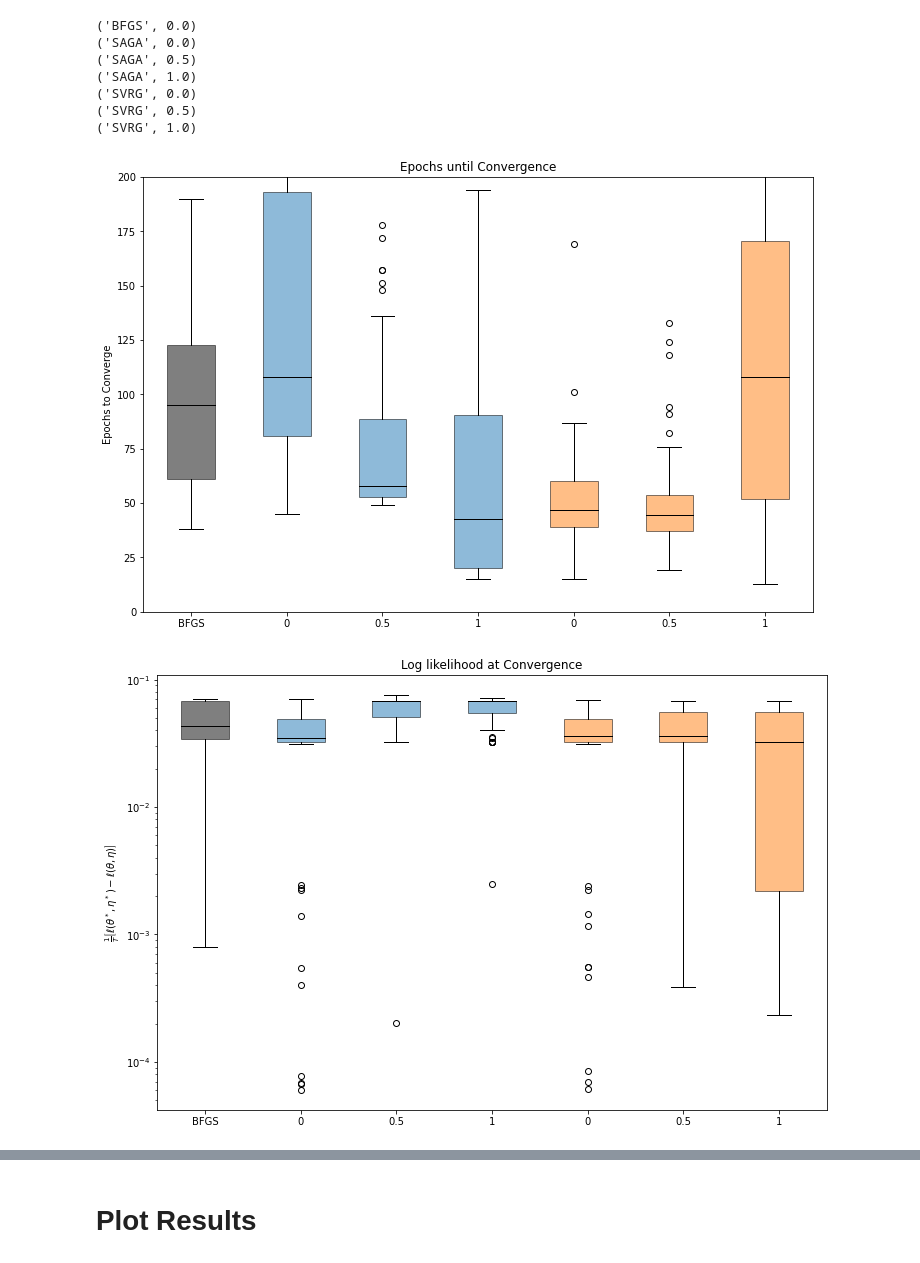
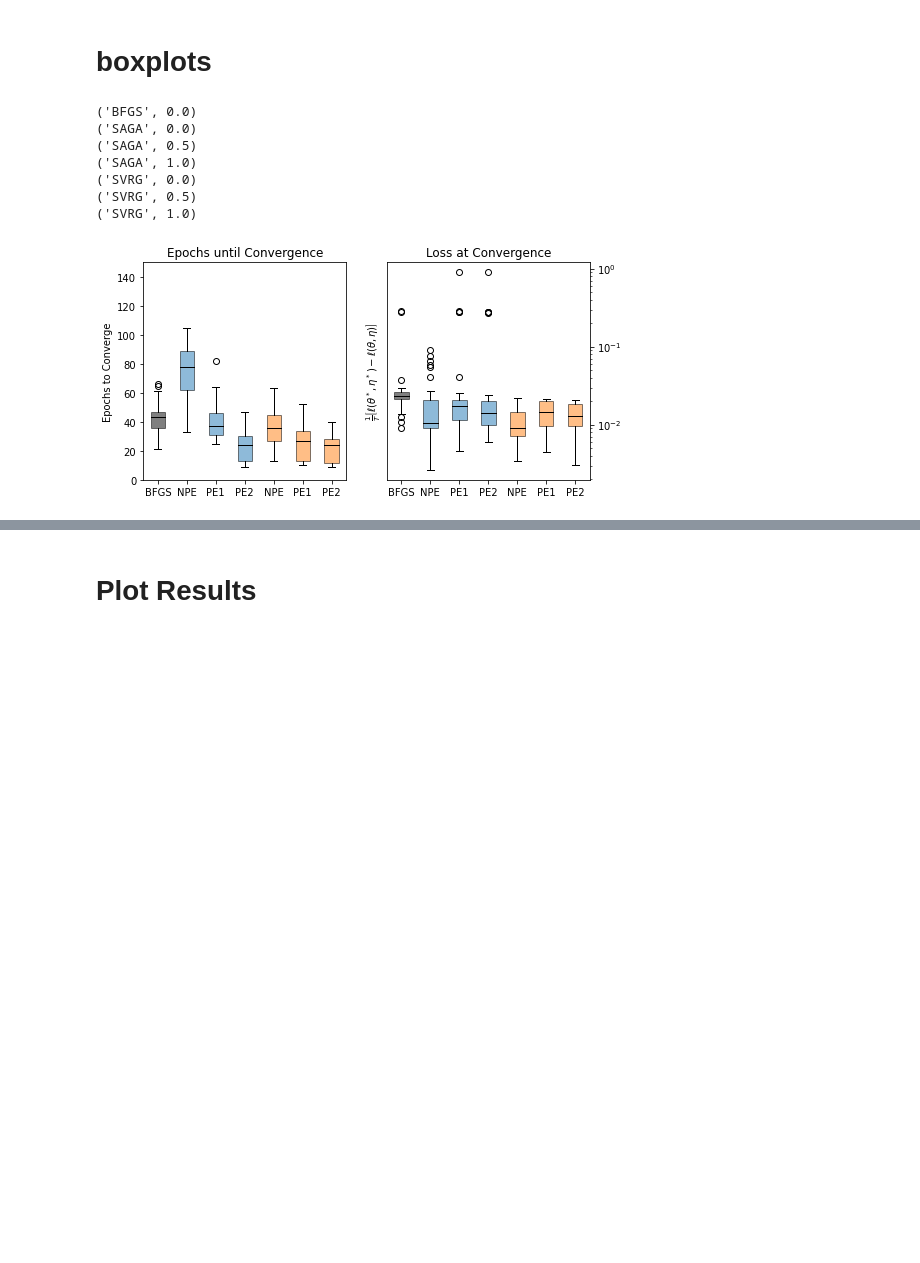
Before and after one commit to evsi8432/sublinear-HMM-inference, a Jupyter notebook: src/case-study-optimization-results.ipynb, the cells around one changed output, grey strips where cells are left out. Cells and saved outputs as stored; diff of their text form; code cells hidden in the pictures; blank space fills up the shorter version.

```diff
--- a/src/case-study-optimization-results.ipynb
+++ b/src/case-study-optimization-results.ipynb
@@ -180,10 +184,10 @@ linestyles = {("BFGS",0.0):("black","-"),
               ("SVRG",0.5):(cmap(1),"--"),
               ("SVRG",1.0):(cmap(1),":")}
 
-ll_star = optims[("control",0.0)].log_like_trace[-1]
-theta_star = optims[("control",0.0)].theta
-eta_star = optims[("control",0.0)].eta
-eta0_star = optims[("control",0.0)].eta0
+ll_star = optims[("BFGS",0.0)].log_like_trace[-1]
+theta_star = optims[("BFGS",0.0)].theta
+eta_star = optims[("BFGS",0.0)].eta
+eta0_star = optims[("BFGS",0.0)].eta0
 
 for key in optims:
 
@@ -228,25 +232,23 @@ control model has lower likelihood than a test model
+# %% [markdown]
+# boxplots
 # %%
-fig1, axs1 = plt.subplots(1,1,figsize = (12,8))
-fig2, axs2 = plt.subplots(1,1,figsize = (12,8))
+fig1, axs1 = plt.subplots(1,2,figsize = (8,4))
 
 cmap = cm.get_cmap('tab10')
 partial_Es = [0,0.5,1]
 
-tol = 1e-3
-
-
 keys = [("BFGS",0.0),("SAGA",0.0),("SAGA",0.5),("SAGA",1.0),("SVRG",0.0),("SVRG",0.5),("SVRG",1.0)]
-labs = ["BFGS",0,0.5,1,0,0.5,1]
+labs = ["BFGS","NPE","PE1","PE2","NPE","PE1","PE2"]
 
 data_to_plot = []
 for key in keys:
     data_to_plot.append(epochs_to_converge[key])
 
-box = axs1.boxplot(data_to_plot,
-                              whiskerprops=dict(color="black"),
-                              medianprops=dict(color="black"),
-                              patch_artist=True,
-                              labels=labs)#['BFGS',0,0.5,1])
+box = axs1[0].boxplot(data_to_plot,
+                          whiskerprops=dict(color="black"),
+                          medianprops=dict(color="black"),
+                          patch_artist=True,
+                          labels=labs)#['BFGS',0,0.5,1])
 
 linestyles = {("BFGS",0.0):("black","-"),
               ("CG",0.0)  :("black","--"),
@@ -263,9 +265,9 @@ for patch, key in zip(box['boxes'], keys):
     patch.set_facecolor(linestyles[key][0])
     patch.set_alpha(0.5)
 
-axs1.set_ylabel("Epochs to Converge")
-axs1.set_ylim([0,200])
-axs1.set_title("Epochs until Convergence")
+axs1[0].set_ylabel("Epochs to Converge")
+axs1[0].set_ylim([0,150])
+axs1[0].set_title("Epochs until Convergence")
 
 #######
 
@@ -273,49 +275,46 @@ data_to_plot = []
 for key in keys:
     data_to_plot.append(ll_star - lls[key])
 
-box = axs2.boxplot(data_to_plot,
-                   whiskerprops=dict(color="black"),
-                   medianprops=dict(color="black"),
-                   patch_artist=True,
-                   labels=labs)#['BFGS',0,0.5,1])
+box = axs1[1].boxplot(data_to_plot,
+                       whiskerprops=dict(color="black"),
+                       medianprops=dict(color="black"),
+                       patch_artist=True,
+                       labels=labs)#['BFGS',0,0.5,1])
 
 linestyles = {("BFGS",0.0):("black","-"),
               ("CG",0.0)  :("black","--"),
               ("GD",0.0)  :("black",":"),
               ("SAGA",0.0):(cmap(0),"-"),
               ("SAGA",0.5):(cmap(0),"--"),
               ("SAGA",1.0):(cmap(0),":"),
               ("SVRG",0.0):(cmap(1),"-"),
               ("SVRG",0.5):(cmap(1),"--"),
               ("SVRG",1.0):(cmap(1),":")}
 
 for patch, key in zip(box['boxes'], keys):
     patch.set_facecolor(linestyles[key][0])
     patch.set_alpha(0.5)
 
-axs2.set_ylabel(r"$\frac{1}{T} \left[\ell(\theta^*, \eta^*) - \ell(\theta, \eta)\right]$")
-axs2.set_yscale("log")
+axs1[1].set_ylabel(r"$\frac{1}{T} \left[\ell(\theta^*, \eta^*) - \ell(\theta, \eta)\right]$")
+axs1[1].set_yscale("log")
 #axs2.set_ylim([1e-8,1e0])
-axs2.set_title("Log likelihood at Convergence")
+axs1[1].set_title("Loss at Convergence")
+axs1[1].yaxis.tick_right()
 
-fig1.show()
-fig2.show()
 
 if not os.path.isdir(plot_folder):
     os.mkdir(plot_folder)
 
-fig1.savefig(plot_folder + '/epochs_to_converge.png',dpi=500)
-fig2.savefig(plot_folder + '/ll_at_converge.png',dpi=500)
+fig1.savefig(plot_folder + '/boxplots_case_study.png',dpi=500)
 # %% [output]
 ('BFGS', 0.0)
 ('SAGA', 0.0)
 ('SAGA', 0.5)
 ('SAGA', 1.0)
 ('SVRG', 0.0)
 ('SVRG', 0.5)
 ('SVRG', 1.0)
-[figure, old version]
+[figure, new version]
-[figure, removed]
 # %%
 fig1, axs1 = plt.subplots(1,1,figsize = (8,6))
 
```
Also changed, not shown: parts of 14 cells of this notebook, 9 other files.
